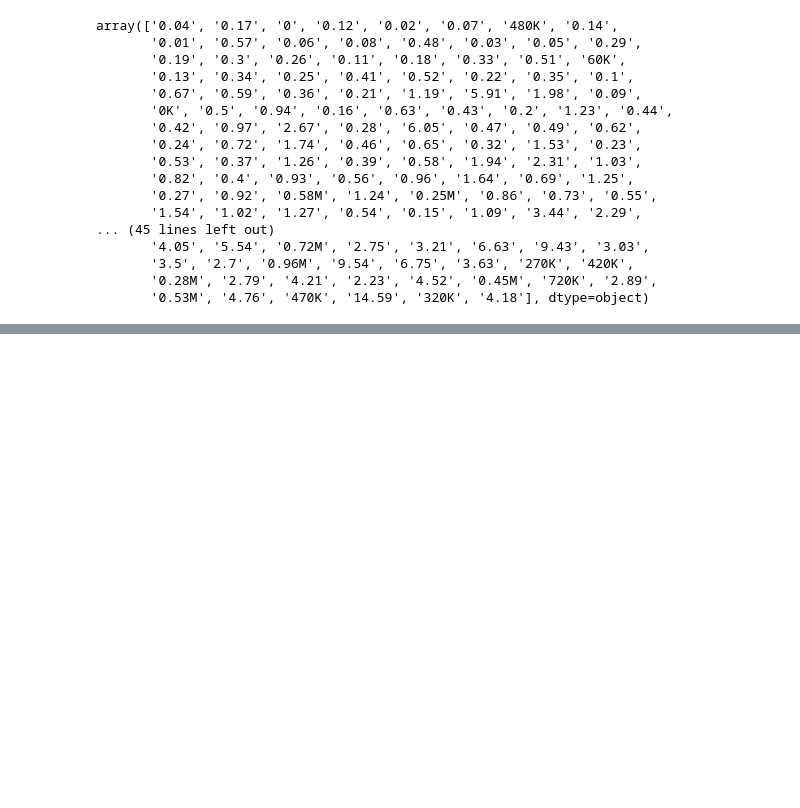
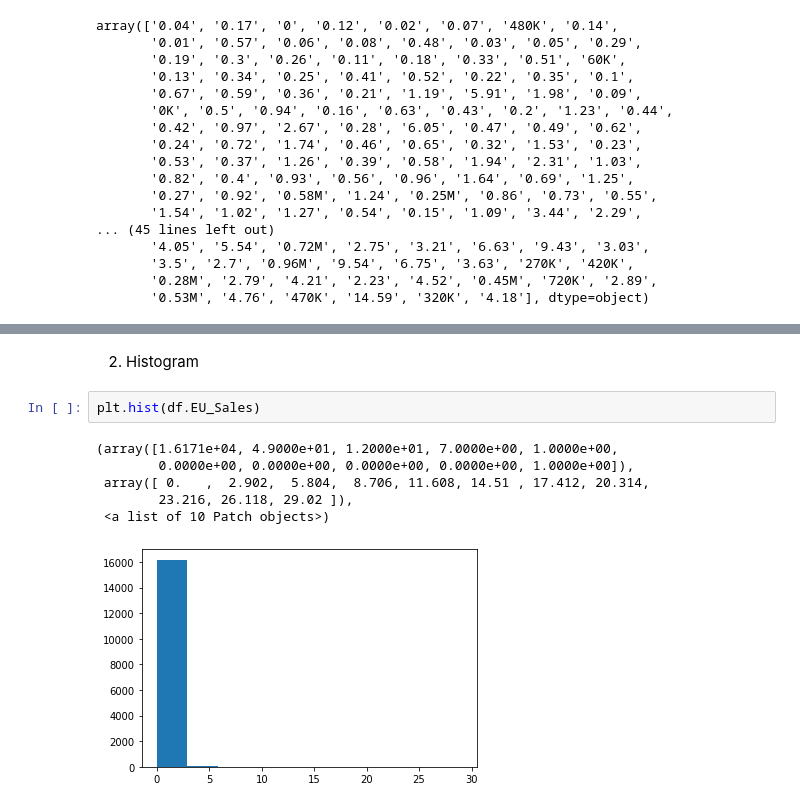
Before and after one commit to Jeongho-K/Section-Project, a Jupyter notebook: Section 1/AI_14_김정호_Section1.ipynb, the cells around one changed output, grey strips where cells are left out. Saved outputs shown, nothing was run; the diff lists cells and outputs as text; blank space fills up the shorter version.

```diff
--- a/Section 1/AI_14_김정호_Section1.ipynb
+++ b/Section 1/AI_14_김정호_Section1.ipynb
@@ -211,0 +491,11 @@ array(['0.04', '0.17', '0', '0.12', '0.02', '0.07', '480K', '0.14',
+# %% [markdown]
+2) Histogram
+# %%
+plt.hist(df.EU_Sales)
+# %% [output]
+(array([1.6171e+04, 4.9000e+01, 1.2000e+01, 7.0000e+00, 1.0000e+00,
+        0.0000e+00, 0.0000e+00, 0.0000e+00, 0.0000e+00, 1.0000e+00]),
+ array([ 0.   ,  2.902,  5.804,  8.706, 11.608, 14.51 , 17.412, 20.314,
+        23.216, 26.118, 29.02 ]),
+ <a list of 10 Patch objects>)
+[figure, added]
```
Also changed, not shown: parts of 78 cells of this notebook.
